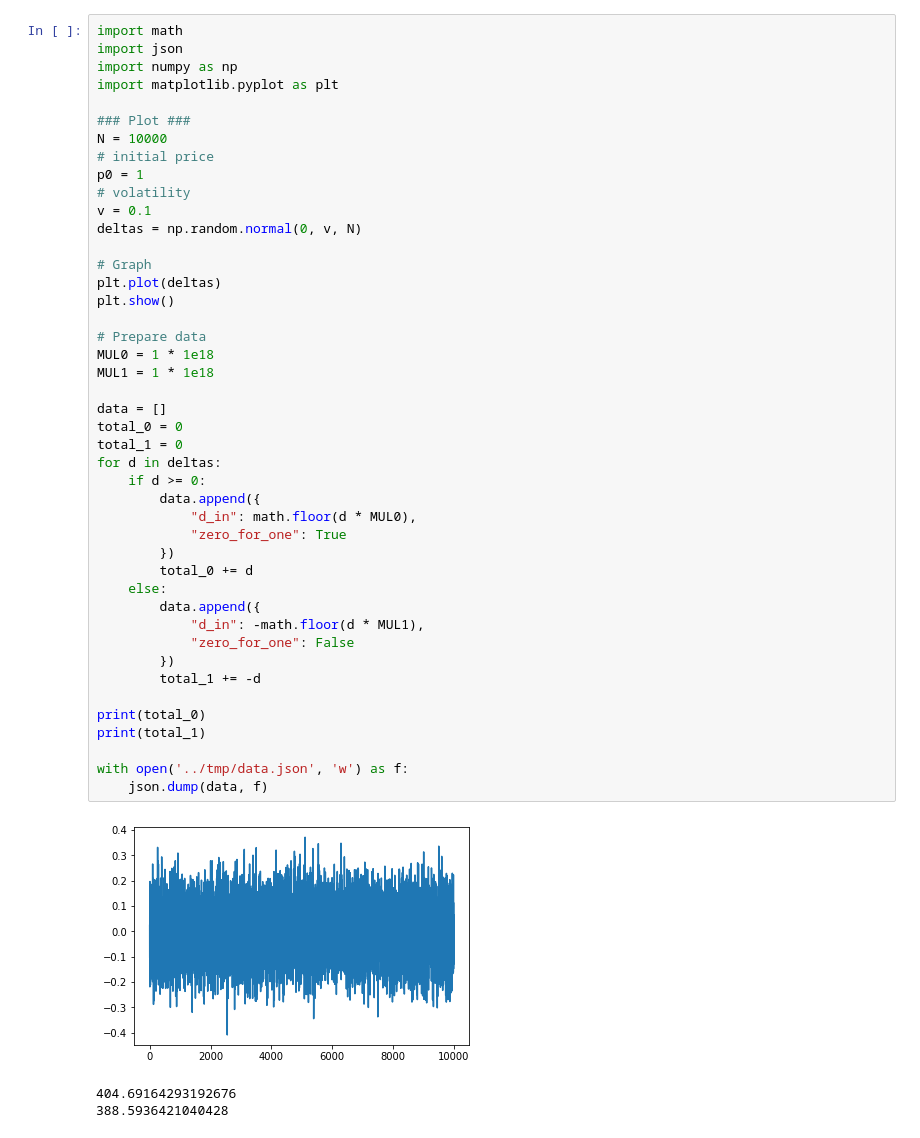
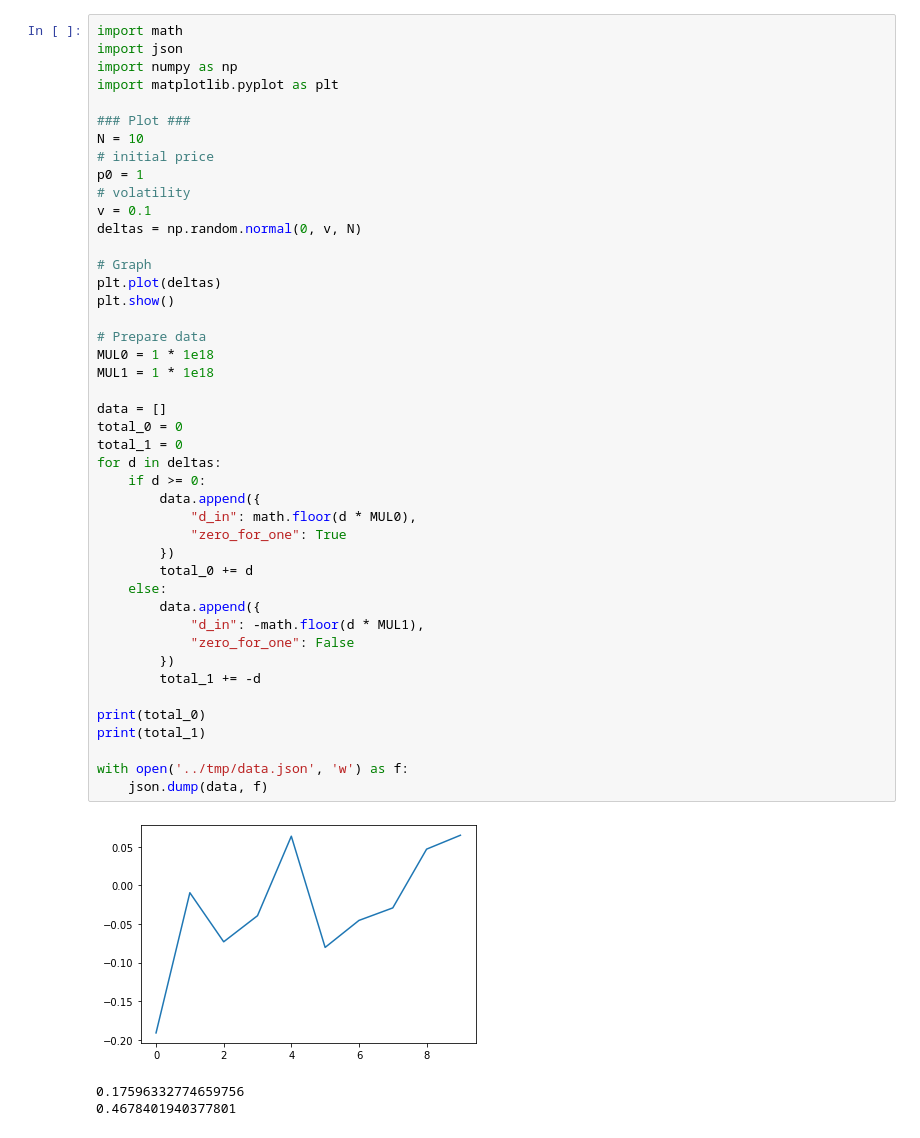
Before and after one commit to t4sk/lerp-amm, a Jupyter notebook: notebook/sim.ipynb, the cells around one changed output. Saved outputs shown, nothing was run; the diff lists cells and outputs as text.

```diff
--- a/notebook/sim.ipynb
+++ b/notebook/sim.ipynb
@@ -5,7 +5,7 @@ import numpy as np
 import matplotlib.pyplot as plt
 
 ### Plot ###
-N = 10000
+N = 10
 # initial price
 p0 = 1
 # volatility
@@ -16,36 +16,36 @@ deltas = np.random.normal(0, v, N)
 plt.plot(deltas)
 plt.show()
 
 # Prepare data
 MUL0 = 1 * 1e18
 MUL1 = 1 * 1e18
 
 data = []
 total_0 = 0
 total_1 = 0
 for d in deltas:
     if d >= 0:
         data.append({
             "d_in": math.floor(d * MUL0),
             "zero_for_one": True
         })
         total_0 += d
     else:
         data.append({
             "d_in": -math.floor(d * MUL1),
             "zero_for_one": False
         })
         total_1 += -d
 
 print(total_0)
 print(total_1)
 
 with open('../tmp/data.json', 'w') as f:
     json.dump(data, f)
 # %% [output]
-[figure, old version]
+[figure, new version]
-404.69164293192676
-388.5936421040428
+0.17596332774659756
+0.4678401940377801
 # %%
 out0 = []
 out1 = []
```
Also changed, not shown: parts of 1 cell of this notebook, 3 other files.
